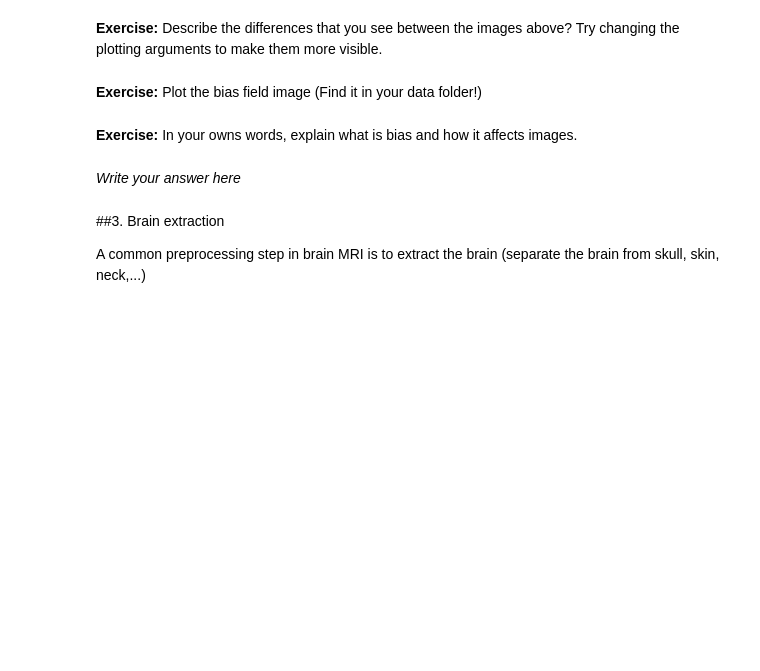
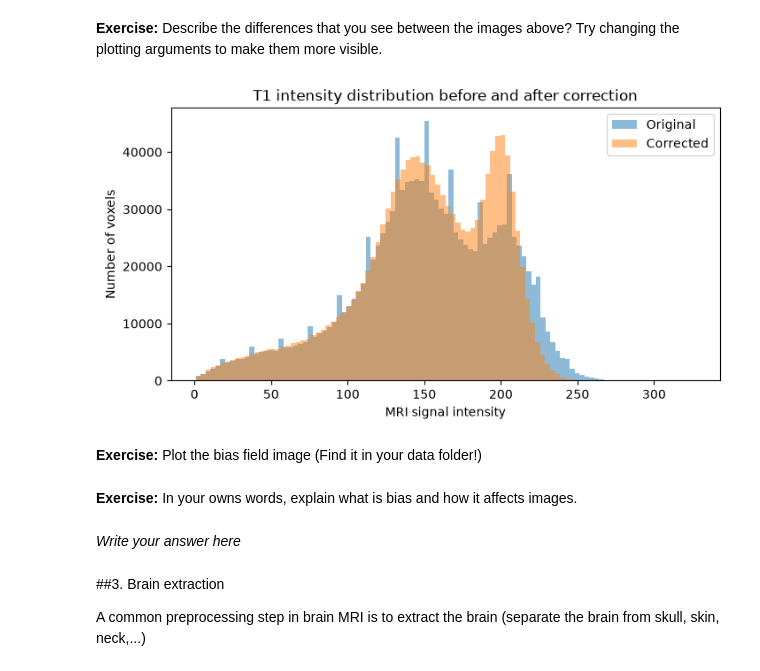
Before and after one commit to sacumesh/medical-imagining-labs, a Jupyter notebook: P2/Paiva-Sílvia_Lopez-Ivan_Mudiyanselage-Sachiththa_MHEDAS_MI_P2_exercises.ipynb, the cells around one changed output. Drawn from its saved outputs; the diff is of its cells as text; code cells hidden in the pictures; blank space fills up the shorter version.

```diff
--- a/P2/Paiva-Sílvia_Lopez-Ivan_Mudiyanselage-Sachiththa_MHEDAS_MI_P2_exercises.ipynb
+++ b/P2/Paiva-Sílvia_Lopez-Ivan_Mudiyanselage-Sachiththa_MHEDAS_MI_P2_exercises.ipynb
@@ -122,3 +125,25 @@ plotting.plot_anat(T1_corrected, title="T1_corrected_img", cut_coords=cut_coords
+# %%
+import numpy as np
+import matplotlib.pyplot as plt
+
+original_data = T1_img_orig.get_fdata() # grab the data array from the nibabel object
+corrected_data = T1_img_corrected.get_fdata()
+
+# Select brain-related voxels using a mask from the original image
+mask = np.isfinite(original_data) & (original_data > 0) & np.isfinite(corrected_data)
+
+plt.figure(figsize=(8, 4))
+
+plt.hist(original_data[mask], bins=100, alpha=0.5, label="Original")
+plt.hist(corrected_data[mask], bins=100, alpha=0.5, label="Corrected")
+
+plt.xlabel("MRI signal intensity")
+plt.ylabel("Number of voxels")
+plt.title("T1 intensity distribution before and after correction")
+plt.legend()
+plt.show()
+# %% [output]
+[figure, added]
 # %% [markdown]
 **Exercise:** Plot the bias field image (Find it in your data folder!)
 # %%
```
Also changed, not shown: parts of 4 cells of this notebook.
